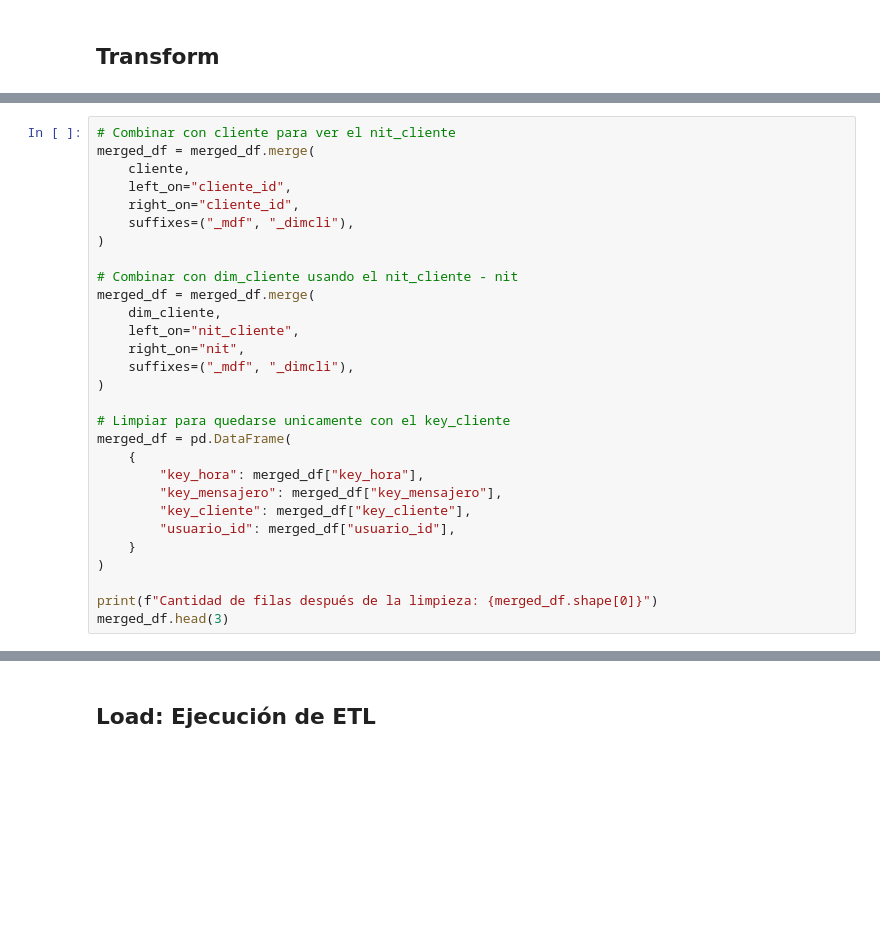
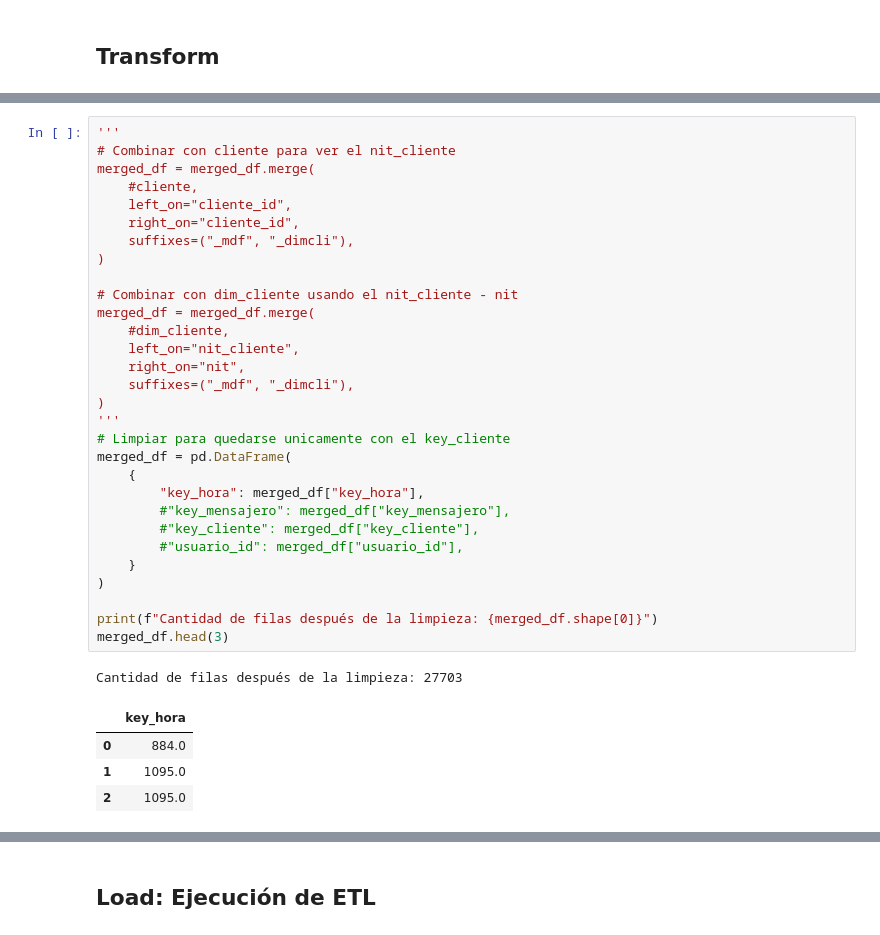
Before and after one commit to JuanLoaiza007/data-science-project-etl, a Jupyter notebook: notebooks/hecho_realizacion_servicio_hora.ipynb, the cells around one changed output, grey strips where cells are left out. Cells and saved outputs as stored; diff of their text form; blank space fills up the shorter version.

```diff
--- a/notebooks/hecho_realizacion_servicio_hora.ipynb
+++ b/notebooks/hecho_realizacion_servicio_hora.ipynb
@@ -121,30 +139,37 @@ merged_df.head(10)
 # %%
+'''
 # Combinar con cliente para ver el nit_cliente
 merged_df = merged_df.merge(
-    cliente,
+    #cliente,
     left_on="cliente_id",
     right_on="cliente_id",
     suffixes=("_mdf", "_dimcli"),
 )
 
 # Combinar con dim_cliente usando el nit_cliente - nit
 merged_df = merged_df.merge(
-    dim_cliente,
+    #dim_cliente,
     left_on="nit_cliente",
     right_on="nit",
     suffixes=("_mdf", "_dimcli"),
 )
-
+'''
 # Limpiar para quedarse unicamente con el key_cliente
 merged_df = pd.DataFrame(
     {
         "key_hora": merged_df["key_hora"],
-        "key_mensajero": merged_df["key_mensajero"],
-        "key_cliente": merged_df["key_cliente"],
-        "usuario_id": merged_df["usuario_id"],
+        #"key_mensajero": merged_df["key_mensajero"],
+        #"key_cliente": merged_df["key_cliente"],
+        #"usuario_id": merged_df["usuario_id"],
     }
 )
 
 print(f"Cantidad de filas después de la limpieza: {merged_df.shape[0]}")
 merged_df.head(3)
+# %% [output]
+Cantidad de filas después de la limpieza: 27703
+|  | key_hora |
+| 0 | 884.0 |
+| 1 | 1095.0 |
+| 2 | 1095.0 |
 # %%
```
Also changed, not shown: parts of 7 cells of this notebook, 1 other file.
